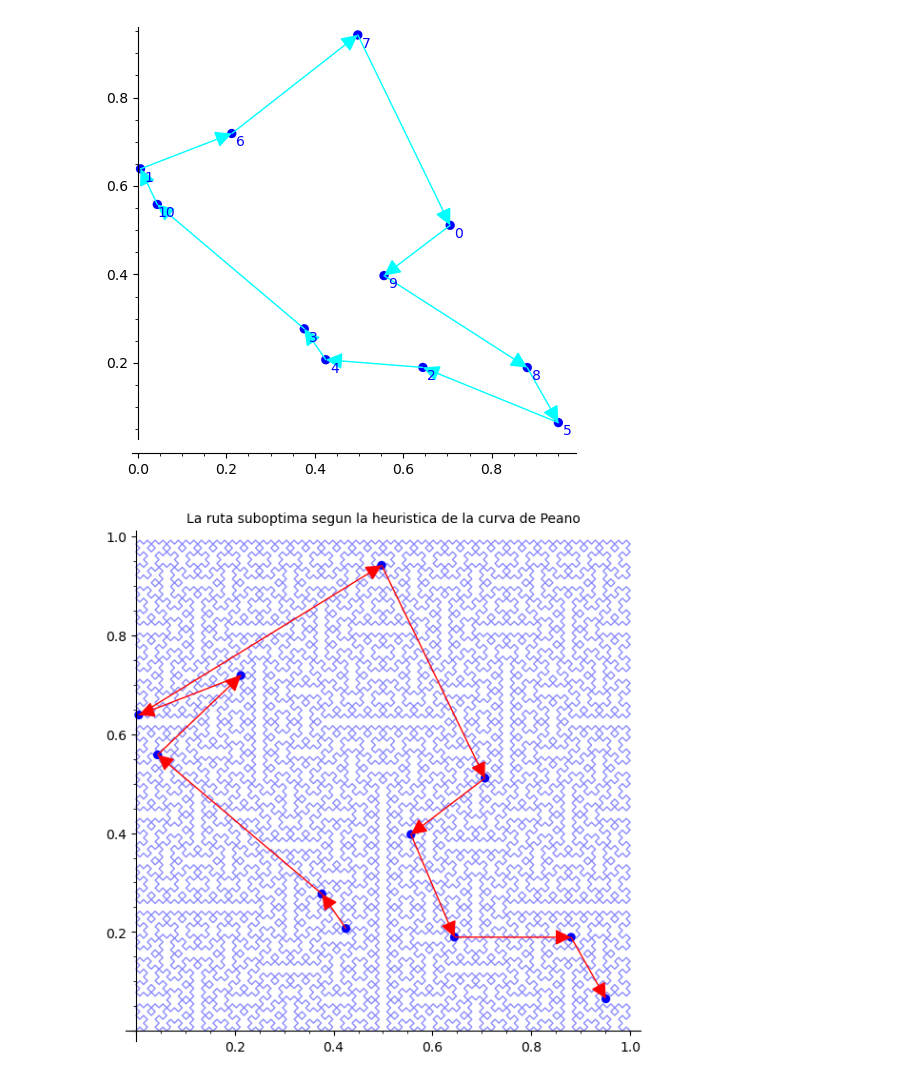
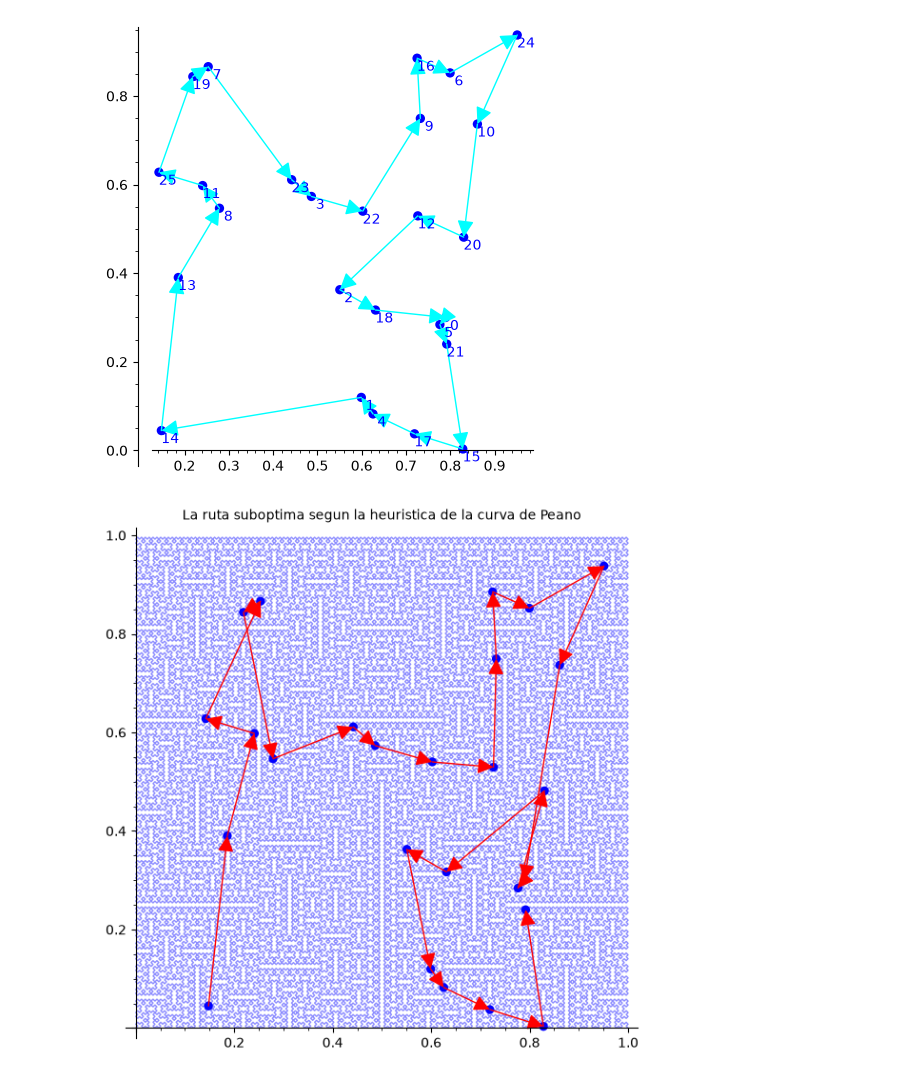
Before and after one commit to darwin17uwu/ziyuan, a Jupyter notebook: OptimizacionNumericaMaestria/TravelingSalesmanProblem.ipynb, the cells around one changed output. Saved outputs shown, nothing was run; the diff lists cells and outputs as text; code cells hidden in the pictures.

```diff
--- a/OptimizacionNumericaMaestria/TravelingSalesmanProblem.ipynb
+++ b/OptimizacionNumericaMaestria/TravelingSalesmanProblem.ipynb
@@ -1,7 +1,7 @@
 # %%
 ## GENERAMOS UNA LISTA DE n PUNTOS QUE LLAMAMOS CITIES
 ## PARA NO DESVIARNOS DEL PROBLEMA ORIGINAL (los puntos son ciudades)
-n = 10
+n = 25
 cities = [vector((random(), random())) for _ in range(n + 1)]
 
 ## CALCULAMOS LAS DISTANCIAS RECUERDE dii = INF
@@ -54,7 +54,7 @@ for p in range(len(cities)):
 
 figu.show(aspect_ratio=1)
 # %% [output]
-[figure, old version]
+[figure, new version]
 # %%
 def dist(p1,p2):
     ''' ACCESORIO PARA ENCONTRAR LA DISTANCIAS '''
@@ -75,35 +75,35 @@ def peano2(n):
             C1[3].insert(0,1/2*(2-D[i]))
             D1[0].insert(0,1/2*(1-C[i]))
             D1[1].append(1/2*(D[i]+1))
             D1[2].append(1/2*(D[i]+1))
             D1[3].insert(0,1/2*C[i])
         return [C1[0]+C1[1]+C1[2]+C1[3],D1[0]+D1[1]+D1[2]+D1[3]]
 
-k = 7 ## ORDEN DE LA CURVA DE PEANO A GENERARSE
+k = 8 ## ORDEN DE LA CURVA DE PEANO A GENERARSE
 lis = peano2(k)
 L = list(zip(lis[0],lis[1]))
 cities_indexed = []
 for c in cities:
     for ind,pair in enumerate(L):
         if dist(pair,c) <= 1/2^(k-1):
             cities_indexed.append((c,ind))
             break
 
 #DEFINIMOS LA FUNCION PARA ORDENAR LAS CIUDADES (CON LAS MANECILLAS DEL RELOJ)
 cities_sort = sorted(cities_indexed, key=lambda k:k[1])
 len(cities_sort)
 
 
 #THE SUBOPTIMAL ROUTE ACCORDING TO THE PEANO HEURISTIC
 graf = list_plot(L,plotjoined=True,alpha=0.45)
 graf += point2d(cities,size=45)
 for i in range(1,len(cities_sort)):
     origen = cities_sort[i-1][0]
     destin = cities_sort[i][0]
     graf += arrow2d(origen,destin,color='red',width=1)
 graf.show(figsize=8,aspect_ratio=1,title='La ruta suboptima segun la heuristica de la curva de Peano')
 # %% [output]
-[figure, old version]
+[figure, new version]
 # %%
 figu = point2d(cities,size=45)
 dezp = 0.02*vector([1,-1])
```
Also changed, not shown: parts of 1 cell of this notebook, 1 other file.
